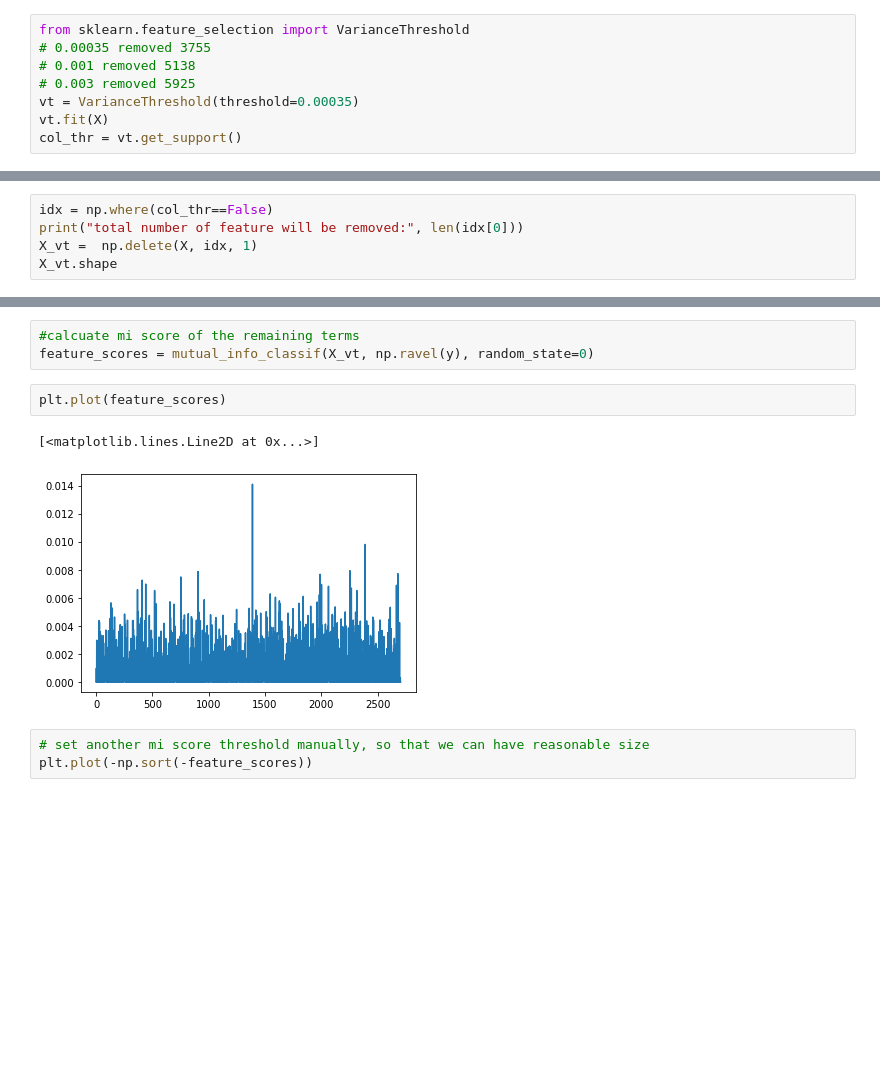
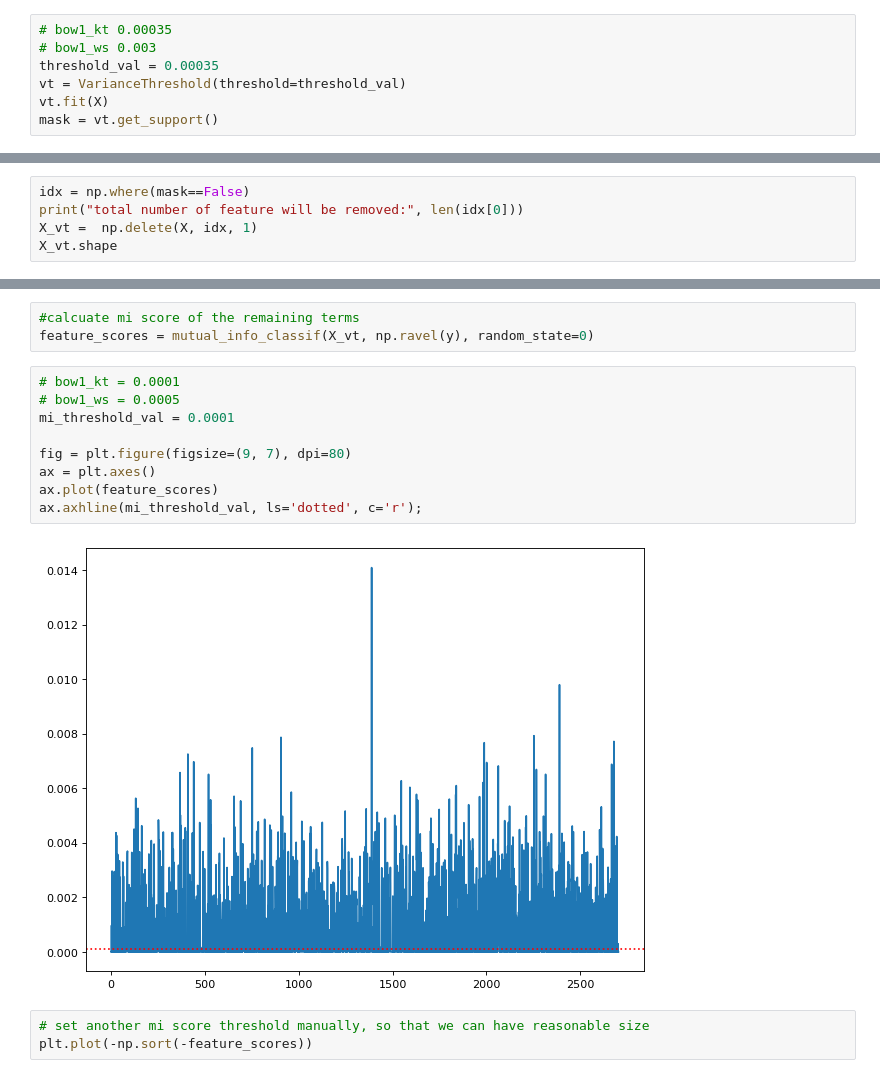
Before and after one commit to preenet/SETAR, a Jupyter notebook: src/feature_selection.ipynb, the cells around one changed output, grey strips where cells are left out. Drawn from its saved outputs; the diff is of its cells as text; blank space fills up the shorter version.

```diff
--- a/src/feature_selection.ipynb
+++ b/src/feature_selection.ipynb
@@ -40,10 +57,9 @@ print(y.shape)
 # %% [markdown]
 ## Filter 1 - remove features with low variance
 # %%
-from sklearn.feature_selection import VarianceThreshold
-# 0.00035 removed 3755
-# 0.001 removed 5138
-# 0.003 removed 5925
-vt = VarianceThreshold(threshold=0.00035)
+# bow1_kt 0.00035
+# bow1_ws 0.003
+threshold_val = 0.00035
+vt = VarianceThreshold(threshold=threshold_val)
 vt.fit(X)
-col_thr = vt.get_support()
+mask = vt.get_support()
@@ -50,5 +73,5 @@ col_thr = vt.get_support()
 # %%
-idx = np.where(col_thr==False)
+idx = np.where(mask==False)
 print("total number of feature will be removed:", len(idx[0]))
 X_vt =  np.delete(X, idx, 1)
 X_vt.shape
@@ -61,10 +84,16 @@ total number of feature will be removed: 3755
 #calcuate mi score of the remaining terms
 feature_scores = mutual_info_classif(X_vt, np.ravel(y), random_state=0)
 # %%
-plt.plot(feature_scores)
+# bow1_kt = 0.0001
+# bow1_ws = 0.0005
+mi_threshold_val = 0.0001
+
+fig = plt.figure(figsize=(9, 7), dpi=80)
+ax = plt.axes()
+ax.plot(feature_scores)
+ax.axhline(mi_threshold_val, ls='dotted', c='r');
 # %% [output]
-[<matplotlib.lines.Line2D at 0x...>]
-[figure, old version]
+[figure, new version]
 # %%
 # set another mi score threshold manually, so that we can have reasonable size
 plt.plot(-np.sort(-feature_scores))
```
Also changed, not shown: parts of 10 cells of this notebook, 2 other files.
